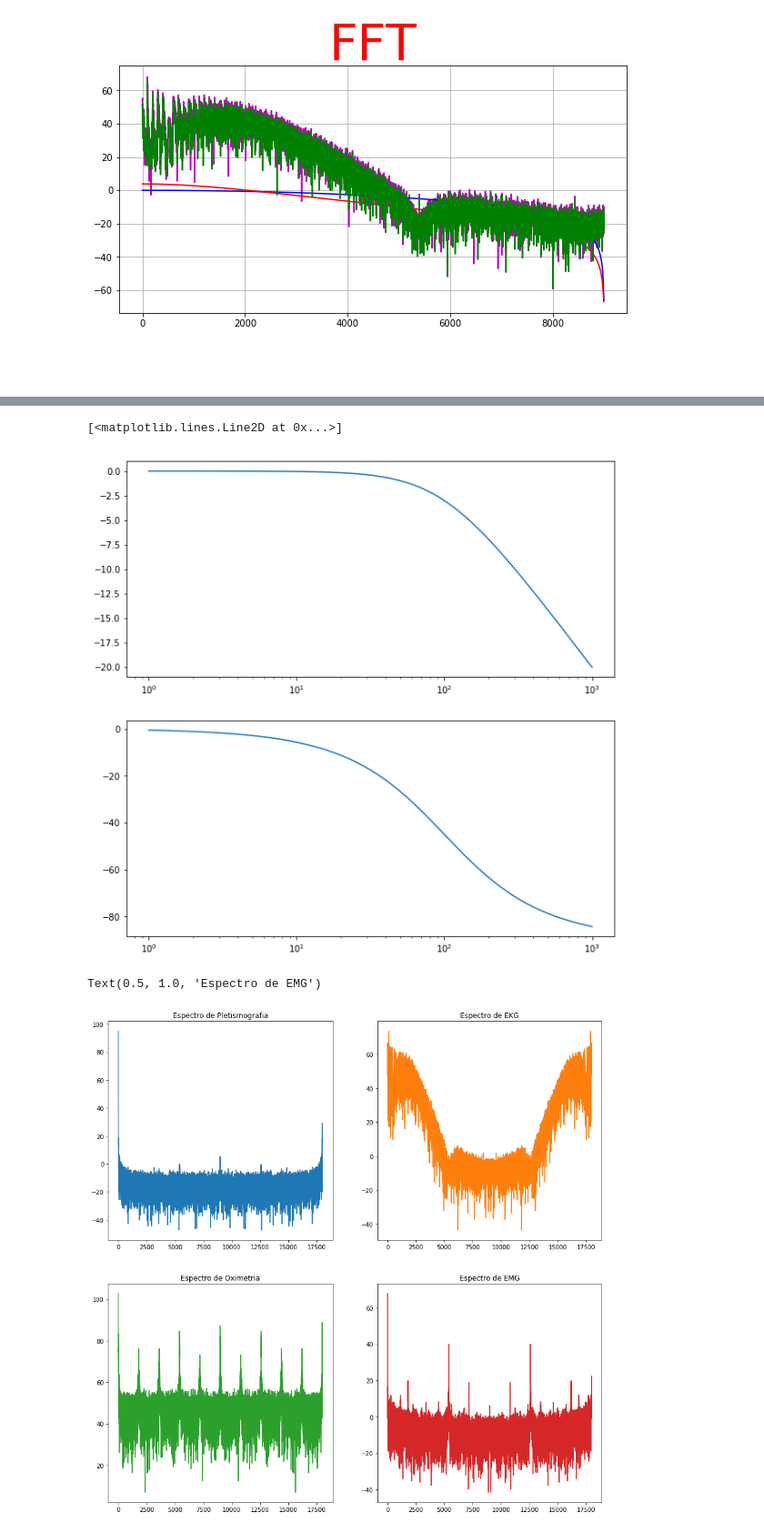
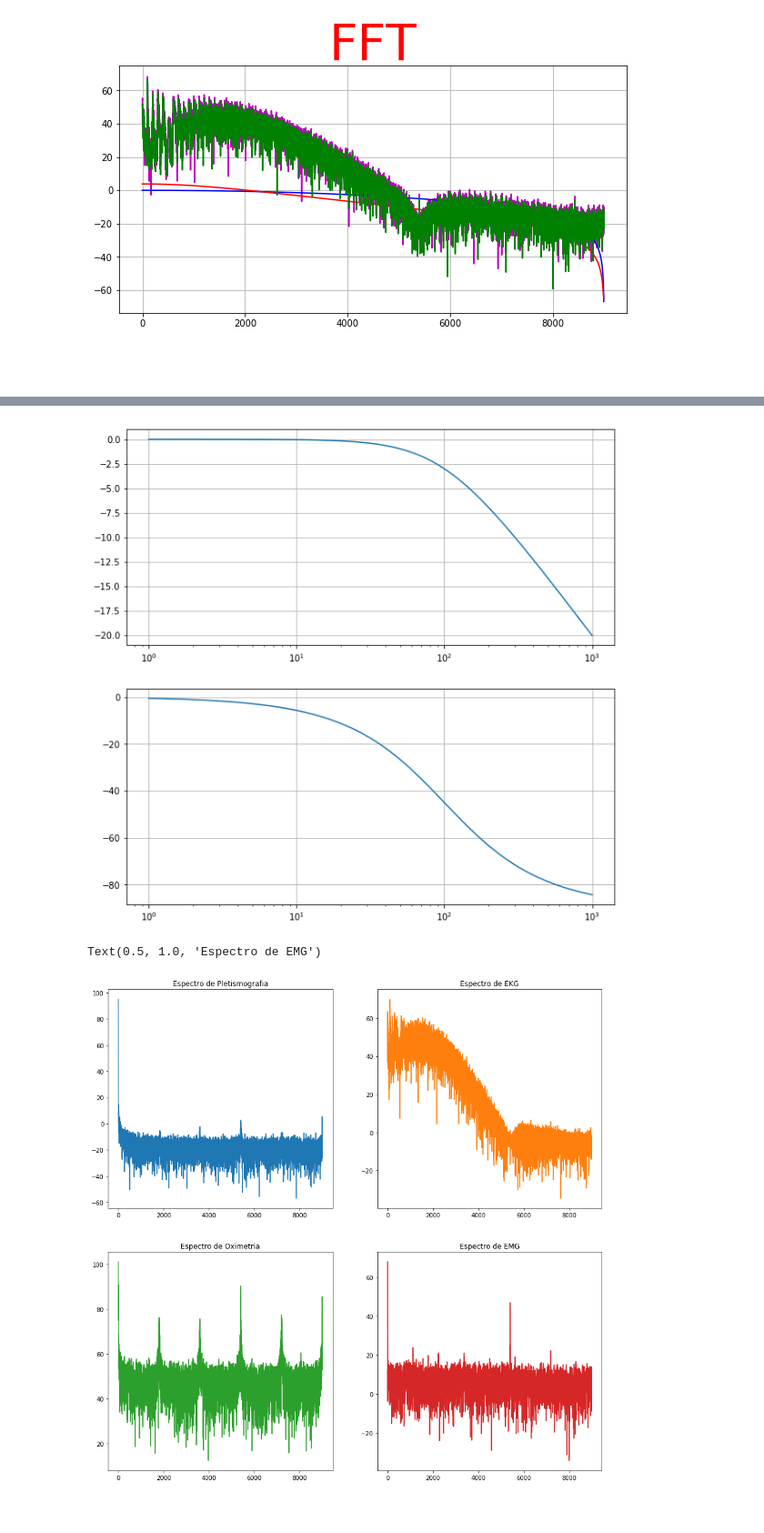
Before and after one commit to Qweryedu/MCIB-19-P-Edu, a Jupyter notebook: src/prac2.ipynb, the cells around one changed output, grey strips where cells are left out. Shown at 91% size. Cells and saved outputs as stored; diff of their text form; code cells hidden in the pictures.

```diff
--- a/src/prac2.ipynb
+++ b/src/prac2.ipynb
@@ -12,7 +12,7 @@ def abre(path, file_name):
     return data
 
 path = '/home/moni/Descargas/MCIB-19-P-Edu/data/P1/' #Cambiar dependiendo de la compu
-file = 'Apnea1.txt'
+file = 'Apnea5.txt'
 
 
 signals = abre(path,file)
@@ -108,10 +102,11 @@ Adding an axes using the same arguments as a previous axes currently reuses the
 # %%
-# creando el filtro desde cero dando valores a a y b
+# creando el filtro desde cero dando valores a: a y b
 sys1 = signal.lti(1, [1 / 100, 1]) # Creamos el sistema pasabajas primer orden
 w, mag, phase = signal.bode(sys1) # Diagrama de bode: frecuencias, magnitud y fase
 fig, axs= plt.subplots(2, 1, figsize=(10, 10))
 axs[0].semilogx(w, mag) # Ejes logaritmicos
 axs[1].semilogx(w, phase)
+axs[0].grid()
+axs[1].grid()
 # %% [output]
-[<matplotlib.lines.Line2D at 0x...>]
-[figure, old version]
+[figure, new version]
@@ -118,18 +118,18 @@ axs[1].semilogx(w, phase)
 # %%
 # Primer punto de segunda actividad
 # Estimar el espectro con FFT
 
 fig, axs = plt.subplots (2, 2, figsize = (15,15))
-axs[0, 0].plot(20*np.log10(np.abs(fft(PL))))
+axs[0, 0].plot(20*np.log10(np.abs(fft(PL)[:len(PL)//2])))
 axs[0, 0].set_title('Espectro de Pletismografia')
-axs[0, 1].plot(20*np.log10(np.abs(fft(EKG))), 'tab:orange')
+axs[0, 1].plot(20*np.log10(np.abs(fft(EKG)[:len(EKG)//2])), 'tab:orange')
 axs[0, 1].set_title('Espectro de EKG')
-axs[1, 0].plot(20*np.log10(np.abs(fft(OX))), 'tab:green')
+axs[1, 0].plot(20*np.log10(np.abs(fft(OX)[:len(OX)//2])), 'tab:green')
 axs[1, 0].set_title('Espectro de Oximetria')
-axs[1, 1].plot(20*np.log10(np.abs(fft(EMG))), 'tab:red')
+axs[1, 1].plot(20*np.log10(np.abs(fft(EMG)[:len(EMG)//2])), 'tab:red')
 axs[1, 1].set_title('Espectro de EMG')
 
 # Estimacion con PSD
 # %% [output]
 Text(0.5, 1.0, 'Espectro de EMG')
-[figure, old version]
+[figure, new version]
```
Also changed, not shown: parts of 5 cells of this notebook.
